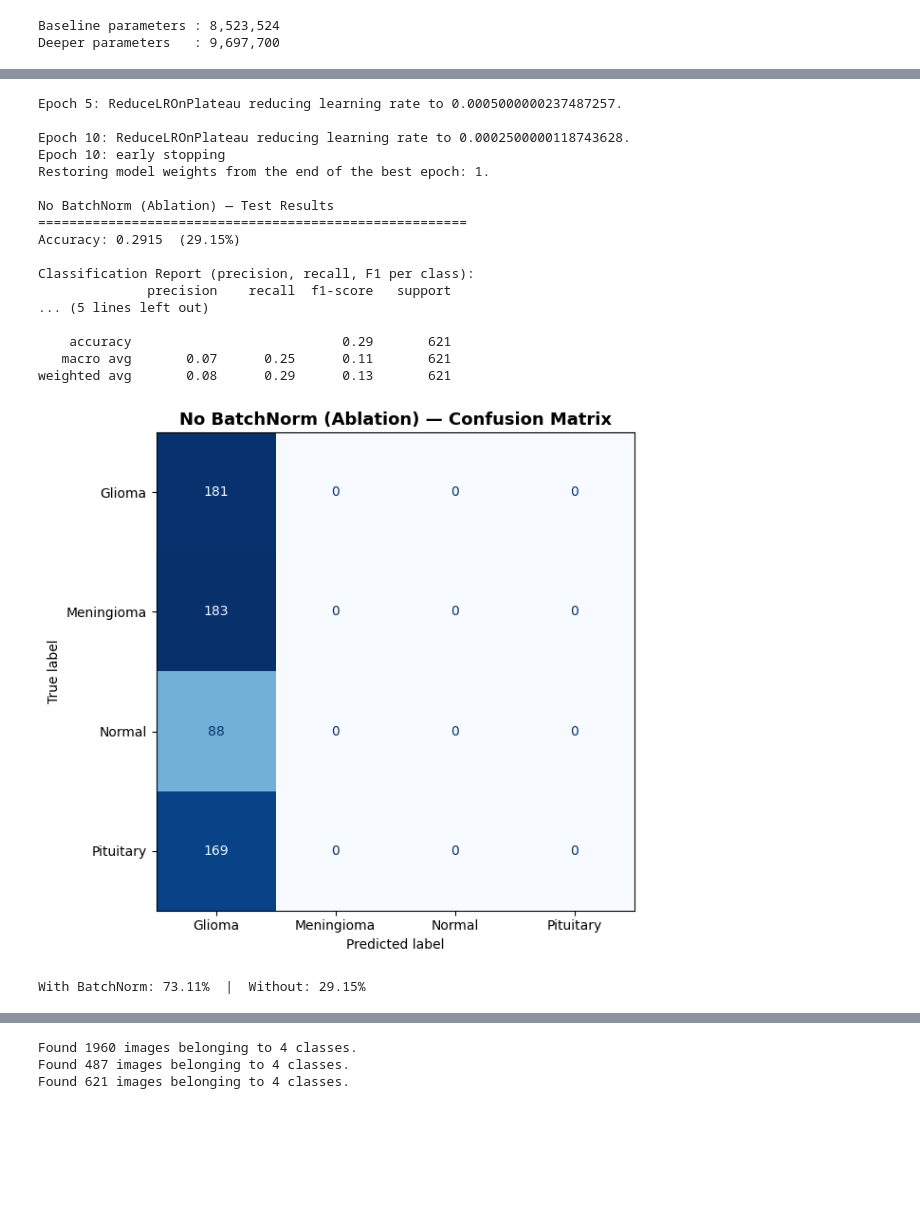
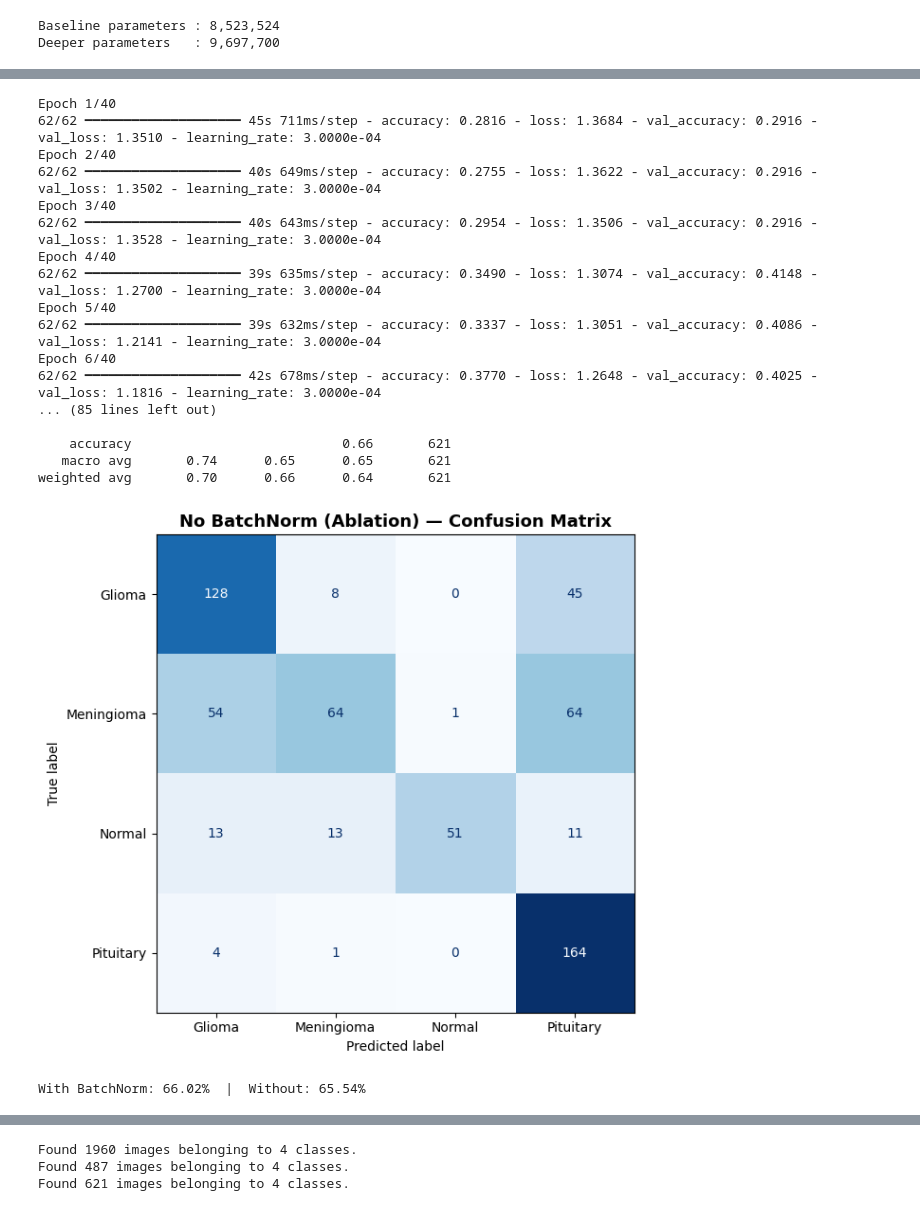
Before and after one commit to manisha-bista/AIML, a Jupyter notebook: 2418543_ManishaBista_Vision.ipynb, the cells around one changed output, grey strips where cells are left out. Drawn from its saved outputs; the diff is of its cells as text; code cells hidden in the pictures; blank space fills up the shorter version.

```diff
--- a/2418543_ManishaBista_Vision.ipynb
+++ b/2418543_ManishaBista_Vision.ipynb
@@ -630,53 +635,62 @@ def build_deeper_no_bn(input_shape=(128, 128, 3), num_classes=4):
         layers.Dropout(0.25),
 
         layers.Conv2D(128, (3, 3), activation='relu', padding='same'),
         layers.Conv2D(128, (3, 3), activation='relu', padding='same'),
         layers.MaxPooling2D((2, 2)),
         layers.Dropout(0.25),
 
         layers.Conv2D(256, (3, 3), activation='relu', padding='same'),
         layers.Conv2D(256, (3, 3), activation='relu', padding='same'),
         layers.MaxPooling2D((2, 2)),
         layers.Dropout(0.25),
 
         layers.Flatten(),
         layers.Dense(512, activation='relu'),
         layers.Dropout(0.5),
         layers.Dense(256, activation='relu'),
         layers.Dropout(0.3),
         layers.Dense(num_classes, activation='softmax'),
     ], name='Deeper_No_BN')
     return model
 
 ablation_model = build_deeper_no_bn()
-ablation_model.compile(optimizer='adam', loss='categorical_crossentropy', metrics=['accuracy'])
+ablation_model.compile(
+    optimizer=keras.optimizers.Adam(learning_rate=3e-4),  # explicit lr to match deeper model
+    loss='categorical_crossentropy',
+    metrics=['accuracy']
+)
 
+# fresh callbacks — BUG FIX: reusing callbacks_deep caused stale best_weights and early stopping misfiring
+callbacks_ablation = [
+    EarlyStopping(monitor='val_loss', patience=10, restore_best_weights=True, verbose=1),
+    ReduceLROnPlateau(monitor='val_loss', factor=0.5, patience=5, verbose=1),
+]
 history_ablation = ablation_model.fit(
     train_gen, validation_data=val_gen,
-    epochs=20, callbacks=callbacks_deep, verbose=0,
+    epochs=40, callbacks=callbacks_ablation, verbose=1,  # BUG FIX: epochs 20->40; NoBN needs more time without BN stabilisation
 )
 ablation_acc, _, _ = evaluate_model(ablation_model, test_gen, "No BatchNorm (Ablation)")
 print(f"\nWith BatchNorm: {deeper_adam_acc*100:.2f}%  |  Without: {ablation_acc*100:.2f}%")
 # %% [output]
-Epoch 5: ReduceLROnPlateau reducing learning rate to 0.0005000000237487257.
+Epoch 1/40
+62/62 ━━━━━━━━━━━━━━━━━━━━ 45s 711ms/step - accuracy: 0.2816 - loss: 1.3684 - val_accuracy: 0.2916 - val_loss: 1.3510 - learning_rate: 3.0000e-04
+Epoch 2/40
+62/62 ━━━━━━━━━━━━━━━━━━━━ 40s 649ms/step - accuracy: 0.2755 - loss: 1.3622 - val_accuracy: 0.2916 - val_loss: 1.3502 - learning_rate: 3.0000e-04
+Epoch 3/40
+62/62 ━━━━━━━━━━━━━━━━━━━━ 40s 643ms/step - accuracy: 0.2954 - loss: 1.3506 - val_accuracy: 0.2916 - val_loss: 1.3528 - learning_rate: 3.0000e-04
+Epoch 4/40
+62/62 ━━━━━━━━━━━━━━━━━━━━ 39s 635ms/step - accuracy: 0.3490 - loss: 1.3074 - val_accuracy: 0.4148 - val_loss: 1.2700 - learning_rate: 3.0000e-04
+Epoch 5/40
+62/62 ━━━━━━━━━━━━━━━━━━━━ 39s 632ms/step - accuracy: 0.3337 - loss: 1.3051 - val_accuracy: 0.4086 - val_loss: 1.2141 - learning_rate: 3.0000e-04
+Epoch 6/40
+62/62 ━━━━━━━━━━━━━━━━━━━━ 42s 678ms/step - accuracy: 0.3770 - loss: 1.2648 - val_accuracy: 0.4025 - val_loss: 1.1816 - learning_rate: 3.0000e-04
+... (85 lines left out)
 
-Epoch 10: ReduceLROnPlateau reducing learning rate to 0.0002500000118743628.
-Epoch 10: early stopping
-Restoring model weights from the end of the best epoch: 1.
-
-No BatchNorm (Ablation) — Test Results
-=======================================================
-Accuracy: 0.2915  (29.15%)
-
-Classification Report (precision, recall, F1 per class):
-              precision    recall  f1-score   support
-... (5 lines left out)
-
-    accuracy                           0.29       621
-   macro avg       0.07      0.25      0.11       621
-weighted avg       0.08      0.29      0.13       621
+    accuracy                           0.66       621
+   macro avg       0.74      0.65      0.65       621
+weighted avg       0.70      0.66      0.64       621
-[figure, old version]
+[figure, new version]
-With BatchNorm: 73.11%  |  Without: 29.15%
+With BatchNorm: 66.02%  |  Without: 65.54%
 # %%
 # pull everything together into one comparison table
 summary = {
```
Also changed, not shown: parts of 11 cells of this notebook.
